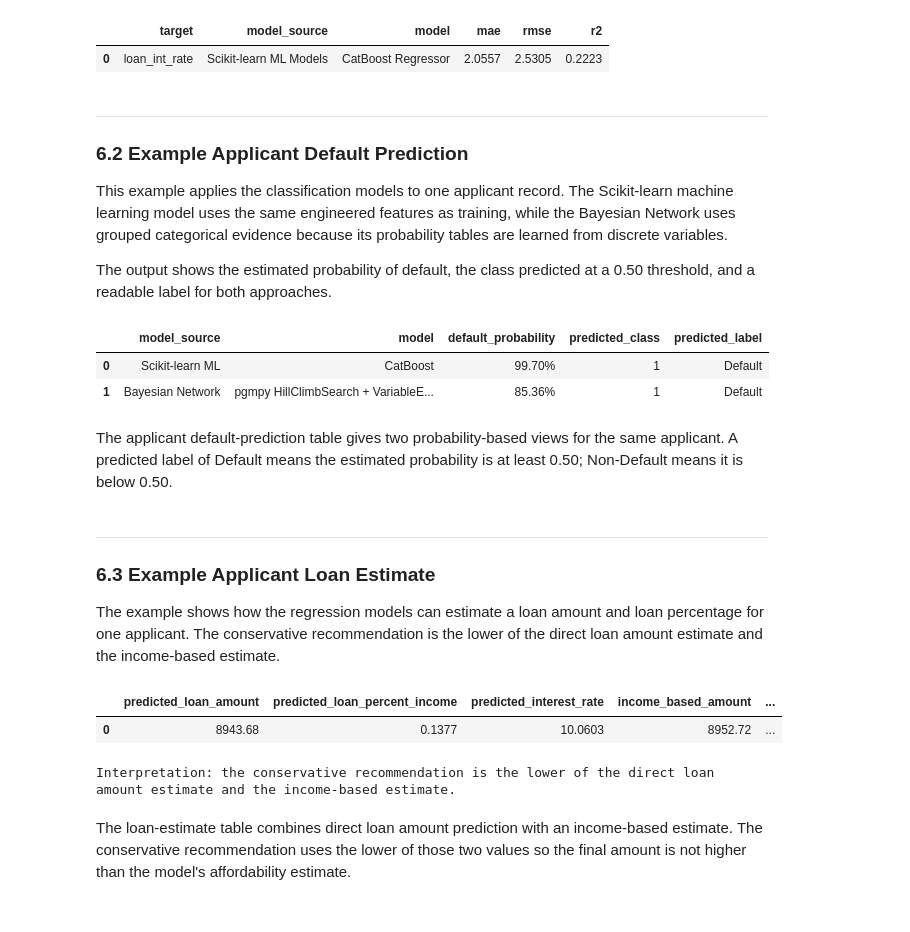
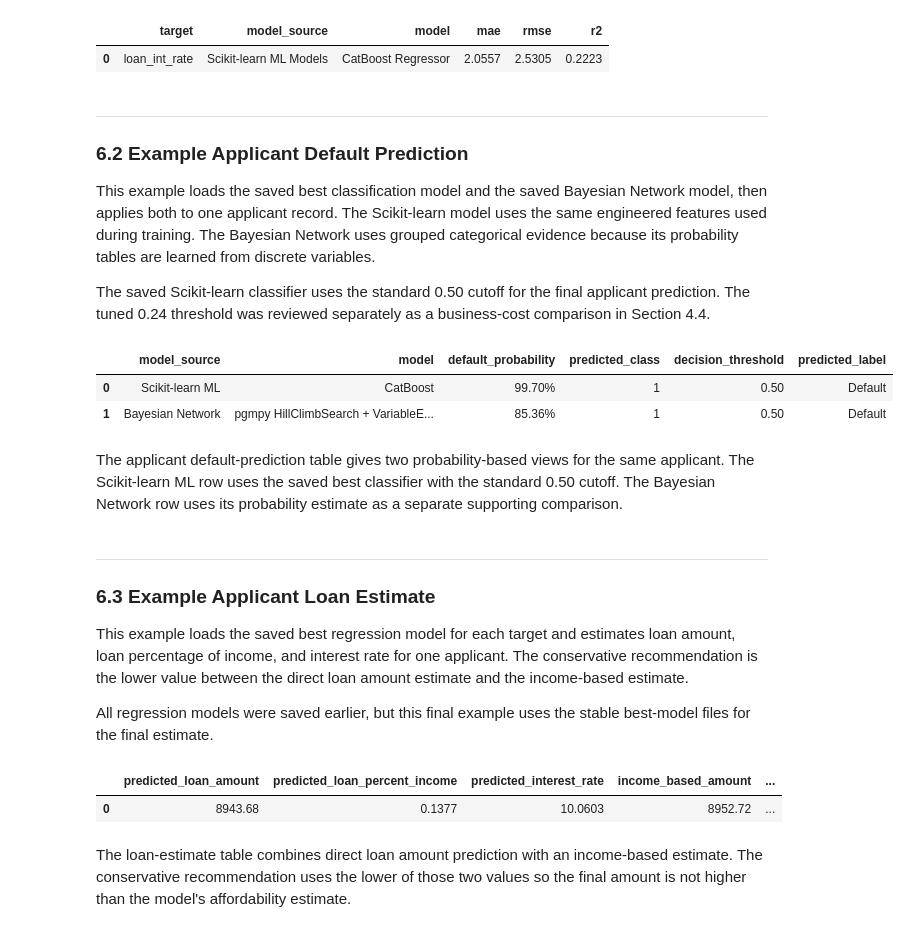
Before and after one commit to diaeshantony-usd/applied-statistics-and-ai-team-project, a Jupyter notebook: 02_Model_Selection/B2_Statistics_Modeling_and_Inference.ipynb, the cells around one changed output. Cells and saved outputs as stored; diff of their text form; code cells hidden in the pictures.

Commit message:
Add phase 2 model selection workflow

```diff
--- a/02_Model_Selection/B_Feature_Engineering_Preprocessing_and_ML.ipynb
+++ b/02_Model_Selection/B2_Statistics_Modeling_and_Inference.ipynb
@@ -665,10 +443,11 @@ plt.show()
 # %% [output]
 [figure]
 # %%
-def predict_default_probability_with_bn(model, row, target_col="loan_status"):
+def predict_default_probability_with_bn(model, row, target_col="loan_status", fallback_probability=None):
     # VariableElimination returns a probability table for loan_status using applicant evidence.
     inference = VariableElimination(model)
-    fallback_probability = float((bn_train_data[target_col] == "Default").mean())
+    if fallback_probability is None:
+        fallback_probability = float((bn_train_data[target_col] == "Default").mean())
     evidence = {
         col: str(row[col])
         for col in bn_cols
@@ -722,10 +501,10 @@ bn_metrics = pd.DataFrame([{
     "recall": recall_score(bn_true, bn_pred, zero_division=0),
     "f1": f1_score(bn_true, bn_pred, zero_division=0),
 }])
-display(bn_metrics.style.format({
+bn_metrics.style.format({
     "roc_auc": "{:.4f}", "accuracy": "{:.4f}", "precision": "{:.4f}",
     "recall": "{:.4f}", "f1": "{:.4f}",
-}))
+})
 # %% [output]
 Bayesian Network fallback probability: 0.2245
 Bayesian Network fallback predictions used: 0
@@ -857,14 +686,7 @@ classification_models = {
     "Logistic Regression": LogisticRegression(max_iter=1000, class_weight="balanced", random_state=RANDOM_STATE),
     "Random Forest": RandomForestClassifier(n_estimators=300, class_weight="balanced", random_state=RANDOM_STATE, n_jobs=-1),
     "Gradient Boosting": GradientBoostingClassifier(random_state=RANDOM_STATE),
+    "CatBoost": CatBoostClassifier(iterations=300, learning_rate=0.05, depth=6, eval_metric="AUC", random_seed=RANDOM_STATE, verbose=0)
 }
-try:
-    from catboost import CatBoostClassifier
-    classification_models["CatBoost"] = CatBoostClassifier(
-        iterations=300, learning_rate=0.05, depth=6,
-        eval_metric="AUC", random_seed=RANDOM_STATE, verbose=0,
-    )
-except ImportError:
-    print("CatBoost is not installed. Continuing with scikit-learn classifiers.")
 # %%
 def evaluate_classification_models(models, X_train, X_test, y_train, y_test, feature_cols):
@@ -1455,9 +1311,9 @@ display(interest_rate_model_comparison.style.format({"mae": "{:.4f}", "rmse": "{
 ---
 ### 6.2 Example Applicant Default Prediction
 
-This example applies the classification models to one applicant record. The Scikit-learn machine learning model uses the same engineered features as training, while the Bayesian Network uses grouped categorical evidence because its probability tables are learned from discrete variables.
+This example loads the saved best classification model and the saved Bayesian Network model, then applies both to one applicant record. The Scikit-learn model uses the same engineered features used during training. The Bayesian Network uses grouped categorical evidence because its probability tables are learned from discrete variables.
 
-The output shows the estimated probability of default, the class predicted at a 0.50 threshold, and a readable label for both approaches.
+The saved Scikit-learn classifier uses the standard 0.50 cutoff for the final applicant prediction. The tuned 0.24 threshold was reviewed separately as a business-cost comparison in Section 4.4.
 # %%
 example_applicant = {
     "person_age": 28,
@@ -1498,47 +1354,62 @@ def default_label(probability, threshold=0.50):
     # Convert a probability into the same decision label used in the classification task.
     return "Default" if probability >= threshold else "Non-Default"
 # %%
-# Prepare the applicant for the best Scikit-learn machine learning classifier.
+# Load the saved best classifier and saved Bayesian Network model for prediction.
+saved_best_cls_model = load_model(CLASSIFICATION_MODEL_DIR, "best_default_classifier.joblib")
+saved_bn_model = load_model(BAYESIAN_MODEL_DIR, "bayesian_network_model.joblib")
+saved_bn_metadata = joblib.load(BAYESIAN_MODEL_DIR / "bayesian_network_metadata.joblib")
 applicant_cls_features = prepare_applicant_for_classification(example_applicant)
 
-# Predict default probability and convert it into a class at the 0.50 threshold.
-sklearn_default_probability = float(best_cls_model.predict_proba(applicant_cls_features)[:, 1][0])
-sklearn_predicted_class = int(sklearn_default_probability >= 0.50)
+# Predict default probability and class using the saved 0.24 threshold-aware classifier.
+sklearn_default_probability = float(saved_best_cls_model.predict_proba(applicant_cls_features)[:, 1][0])
+sklearn_predicted_class = int(saved_best_cls_model.predict(applicant_cls_features)[0])
 
 # Prepare grouped evidence for Bayesian Network inference.
 bn_applicant_row = prepare_applicant_for_bayesian_network(example_applicant)
-bayesian_default_probability = predict_default_probability_with_bn(bn_model, bn_applicant_row)
+bayesian_default_probability = predict_default_probability_with_bn(
+    saved_bn_model,
+    bn_applicant_row,
+    target_col=saved_bn_metadata["target_col"],
+    fallback_probability=saved_bn_metadata["fallback_probability"],
+)
 bayesian_predicted_class = int(bayesian_default_probability >= 0.50)
 
 # Present both applicant-level default predictions in one compact table.
 applicant_default_prediction = pd.DataFrame([
     {
         "model_source": "Scikit-learn ML",
         "model": best_cls_name,
         "default_probability": sklearn_default_probability,
         "predicted_class": sklearn_predicted_class,
-        "predicted_label": default_label(sklearn_default_probability),
+        "decision_threshold": saved_best_cls_model.threshold,
+        "predicted_label": "Default" if sklearn_predicted_class == 1 else "Non-Default",
     },
     {
         "model_source": "Bayesian Network",
         "model": "pgmpy HillClimbSearch + VariableElimination",
         "default_probability": bayesian_default_probability,
         "predicted_class": bayesian_predicted_class,
+        "decision_threshold": 0.50,
         "predicted_label": default_label(bayesian_default_probability),
     },
 ])
-display(applicant_default_prediction.style.format({"default_probability": "{:.2%}"}))
+applicant_default_prediction.style.format({
+    "default_probability": "{:.2%}",
+    "decision_threshold": "{:.2f}",
+})
 # %% [output]
-|  | model_source | model | default_probability | predicted_class | predicted_label |
-| 0 | Scikit-learn ML | CatBoost | 99.70% | 1 | Default |
-| 1 | Bayesian Network | pgmpy HillClimbSearch + VariableE... | 85.36% | 1 | Default |
+|  | model_source | model | default_probability | predicted_class | decision_threshold | predicted_label |
+| 0 | Scikit-learn ML | CatBoost | 99.70% | 1 | 0.50 | Default |
+| 1 | Bayesian Network | pgmpy HillClimbSearch + VariableE... | 85.36% | 1 | 0.50 | Default |
 # %% [markdown]
-The applicant default-prediction table gives two probability-based views for the same applicant. A predicted label of Default means the estimated probability is at least 0.50; Non-Default means it is below 0.50.
+The applicant default-prediction table gives two probability-based views for the same applicant. The Scikit-learn ML row uses the saved best classifier with the standard 0.50 cutoff. The Bayesian Network row uses its probability estimate as a separate supporting comparison.
 # %% [markdown]
 ---
 ### 6.3 Example Applicant Loan Estimate
 
-The example shows how the regression models can estimate a loan amount and loan percentage for one applicant. The conservative recommendation is the lower of the direct loan amount estimate and the income-based estimate.
+This example loads the saved best regression model for each target and estimates loan amount, loan percentage of income, and interest rate for one applicant. The conservative recommendation is the lower value between the direct loan amount estimate and the income-based estimate.
+
+All regression models were saved earlier, but this final example uses the stable best-model files for the final estimate.
 # %%
 def prepare_applicant_for_regression(applicant_dict):
     # Convert one applicant dictionary into a dataframe.
@@ -1577,18 +1448,19 @@ def estimate_loan_for_applicant(applicant_dict, amount_model, percent_model, rat
         "conservative_recommended_amount": round(conservative_amount, 2),
     }
 # %%
+# Load the saved best regression models for applicant-level prediction.
+saved_amount_model = load_model(REGRESSION_MODEL_DIR, "best_loan_amount_regressor.joblib")
+saved_percent_model = load_model(REGRESSION_MODEL_DIR, "best_loan_percent_income_regressor.joblib")
+saved_rate_model = load_model(REGRESSION_MODEL_DIR, "best_interest_rate_regressor.joblib")
+
 # Reuse the same example applicant from the default-prediction section.
-loan_estimate = estimate_loan_for_applicant(example_applicant, best_amount_model, best_percent_model, best_rate_model)
+loan_estimate = estimate_loan_for_applicant(example_applicant, saved_amount_model, saved_percent_model, saved_rate_model)
 loan_estimate_table = pd.DataFrame([loan_estimate])
 
-# Display the final applicant estimate table.
-display(loan_estimate_table)
-
-# Print the rule used to calculate the conservative recommendation.
-print("Interpretation: the conservative recommendation is the lower of the direct loan amount estimate and the income-based estimate.")
+# Show the final applicant estimate table.
+loan_estimate_table
 # %% [output]
 |  | predicted_loan_amount | predicted_loan_percent_income | predicted_interest_rate | income_based_amount | ... |
 | 0 | 8943.68 | 0.1377 | 10.0603 | 8952.72 | ... |
-Interpretation: the conservative recommendation is the lower of the direct loan amount estimate and the income-based estimate.
 # %% [markdown]
 The loan-estimate table combines direct loan amount prediction with an income-based estimate. The conservative recommendation uses the lower of those two values so the final amount is not higher than the model's affordability estimate.
```
Also changed, not shown: parts of 84 cells of this notebook, 34 other files.
